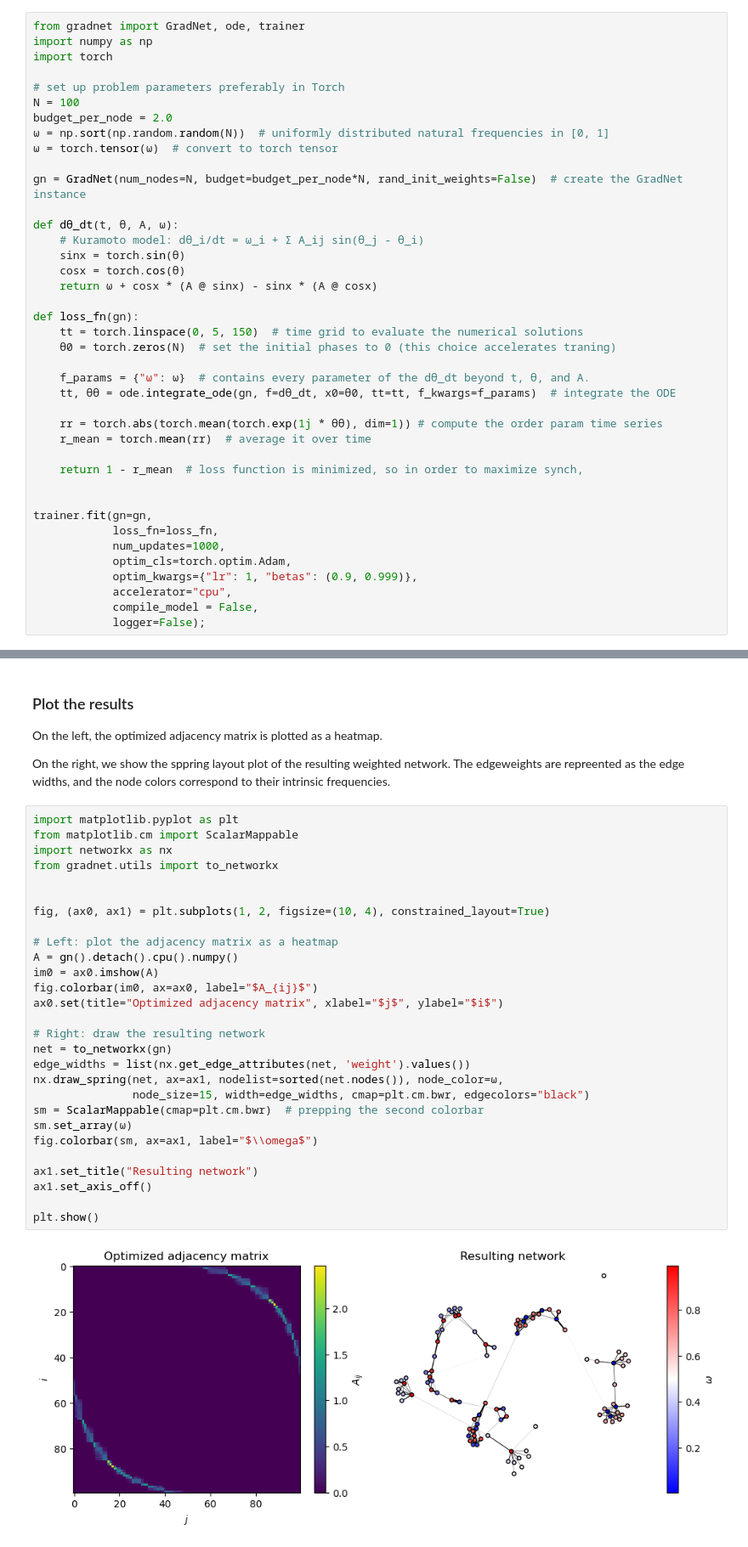
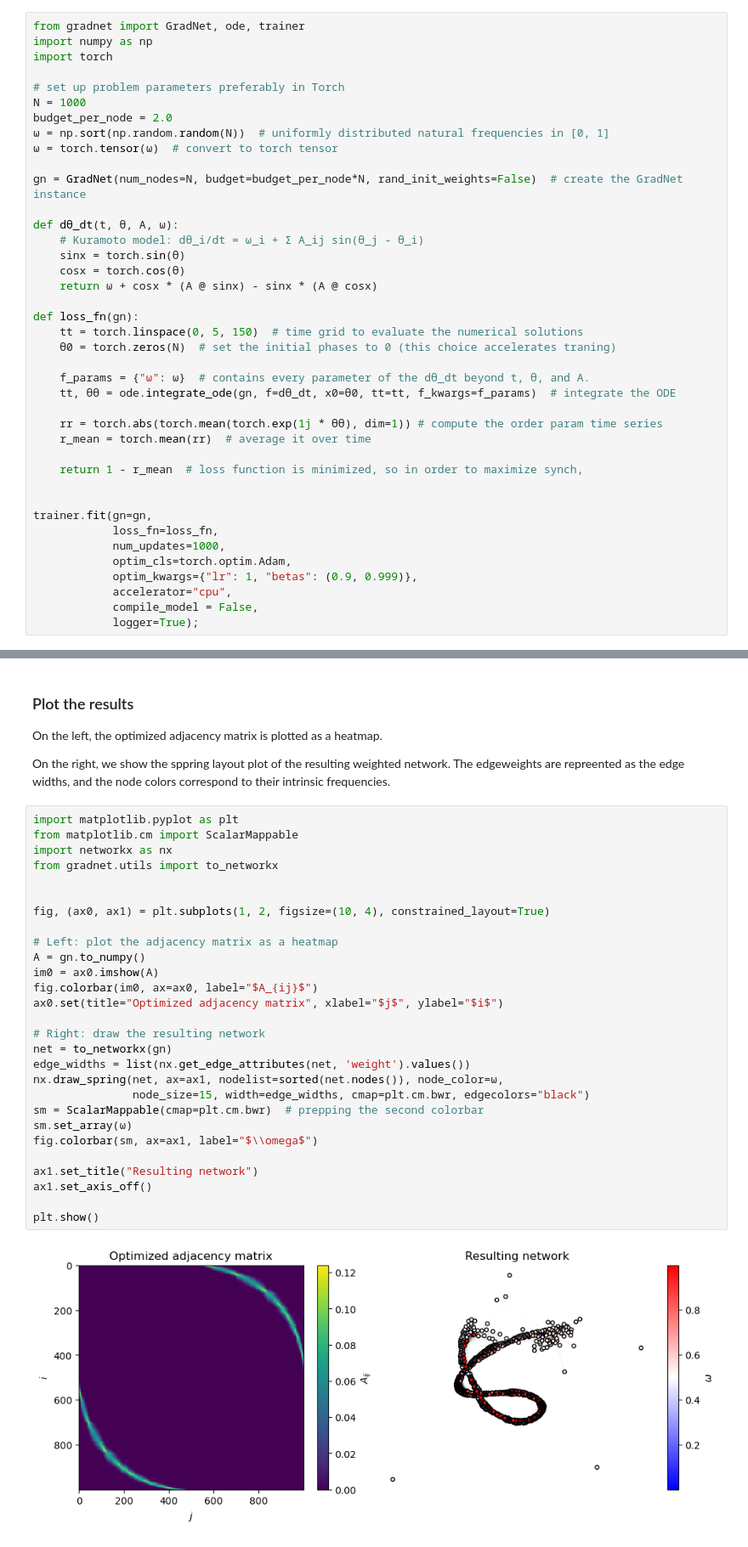
Before and after one commit to mikaberidze/gradnet, a Jupyter notebook: examples/2_kuramoto.ipynb, the cells around one changed output, grey strips where cells are left out. Shown: that part at 85% size. Drawn from its saved outputs; the diff is of its cells as text.

```diff
--- a/examples/2_kuramoto.ipynb
+++ b/examples/2_kuramoto.ipynb
@@ -44,7 +44,7 @@ import numpy as np
 import torch
 
 # set up problem parameters preferably in Torch
-N = 100
+N = 1000
 budget_per_node = 2.0
 ω = np.sort(np.random.random(N))  # uniformly distributed natural frequencies in [0, 1]
 ω = torch.tensor(ω)  # convert to torch tensor
@@ -77,7 +77,7 @@ trainer.fit(gn=gn,
             optim_kwargs={"lr": 1, "betas": (0.9, 0.999)},
             accelerator="cpu",
             compile_model = False,
-            logger=False);
+            logger=True);
 # %% [output]
 GPU available: True (mps), used: False
 TPU available: False, using: 0 TPU cores
@@ -99,30 +99,30 @@ On the right, we show the sppring layout plot of the resulting weighted network.
 # %%
 import matplotlib.pyplot as plt
 from matplotlib.cm import ScalarMappable
 import networkx as nx
 from gradnet.utils import to_networkx
 
 
 fig, (ax0, ax1) = plt.subplots(1, 2, figsize=(10, 4), constrained_layout=True)
 
 # Left: plot the adjacency matrix as a heatmap
-A = gn().detach().cpu().numpy()
+A = gn.to_numpy()
 im0 = ax0.imshow(A)
 fig.colorbar(im0, ax=ax0, label="$A_{ij}$")
 ax0.set(title="Optimized adjacency matrix", xlabel="$j$", ylabel="$i$")
 
 # Right: draw the resulting network
 net = to_networkx(gn)
 edge_widths = list(nx.get_edge_attributes(net, 'weight').values())
 nx.draw_spring(net, ax=ax1, nodelist=sorted(net.nodes()), node_color=ω,
                node_size=15, width=edge_widths, cmap=plt.cm.bwr, edgecolors="black")
 sm = ScalarMappable(cmap=plt.cm.bwr)  # prepping the second colorbar
 sm.set_array(ω)
 fig.colorbar(sm, ax=ax1, label="$\\omega$")
 
 ax1.set_title("Resulting network")
 ax1.set_axis_off()
 
 plt.show()
 # %% [output]
-[figure, old version]
+[figure, new version]
```
Also changed, not shown: parts of 1 cell of this notebook, 11 other files.
